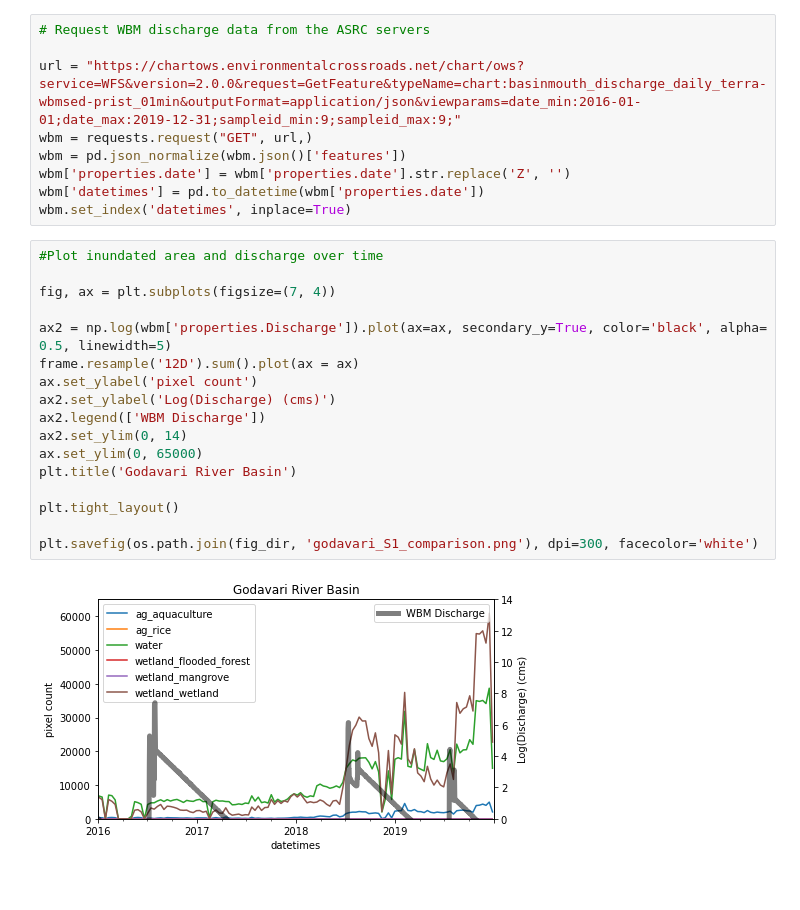
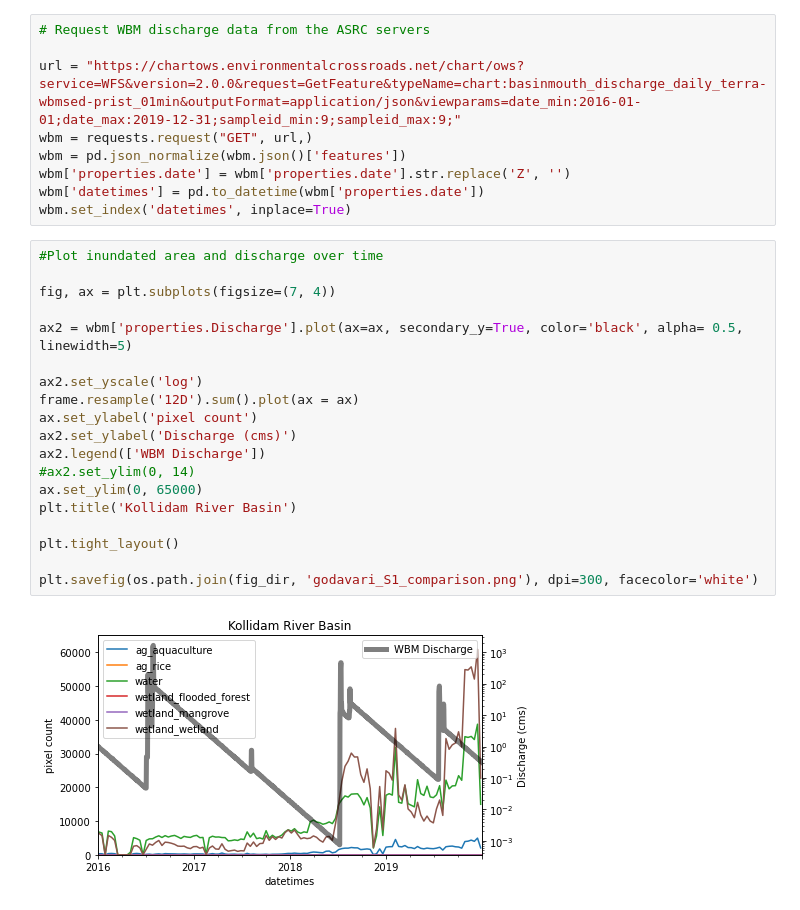
Before and after one commit to porefluid/inundation, a Jupyter notebook: code/00_generate_data.ipynb, the cells around one changed output. Drawn from its saved outputs; the diff is of its cells as text.

Commit message:
kollidam

```diff
--- a/code/00_generate_data.ipynb
+++ b/code/00_generate_data.ipynb
@@ -342,19 +363,21 @@ wbm.set_index('datetimes', inplace=True)
 # %%
 #Plot inundated area and discharge over time
 
 fig, ax = plt.subplots(figsize=(7, 4))
 
-ax2 = np.log(wbm['properties.Discharge']).plot(ax=ax, secondary_y=True, color='black', alpha= 0.5, linewidth=5)
+ax2 = wbm['properties.Discharge'].plot(ax=ax, secondary_y=True, color='black', alpha= 0.5, linewidth=5)
+
+ax2.set_yscale('log')
 frame.resample('12D').sum().plot(ax = ax)
 ax.set_ylabel('pixel count')
-ax2.set_ylabel('Log(Discharge) (cms)')
+ax2.set_ylabel('Discharge (cms)')
 ax2.legend(['WBM Discharge'])
-ax2.set_ylim(0, 14)
+#ax2.set_ylim(0, 14)
 ax.set_ylim(0, 65000)
-plt.title('Godavari River Basin')
+plt.title('Kollidam River Basin')
 
 plt.tight_layout()
 
 plt.savefig(os.path.join(fig_dir, 'godavari_S1_comparison.png'), dpi=300, facecolor='white')
 # %% [output]
-[figure, old version]
+[figure, new version]
```
Also changed, not shown: parts of 4 cells of this notebook, 1 other file.
